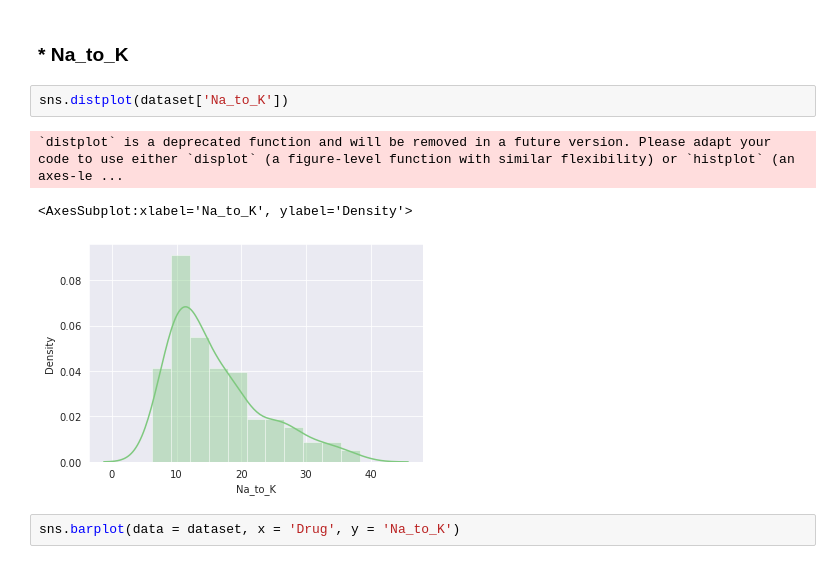
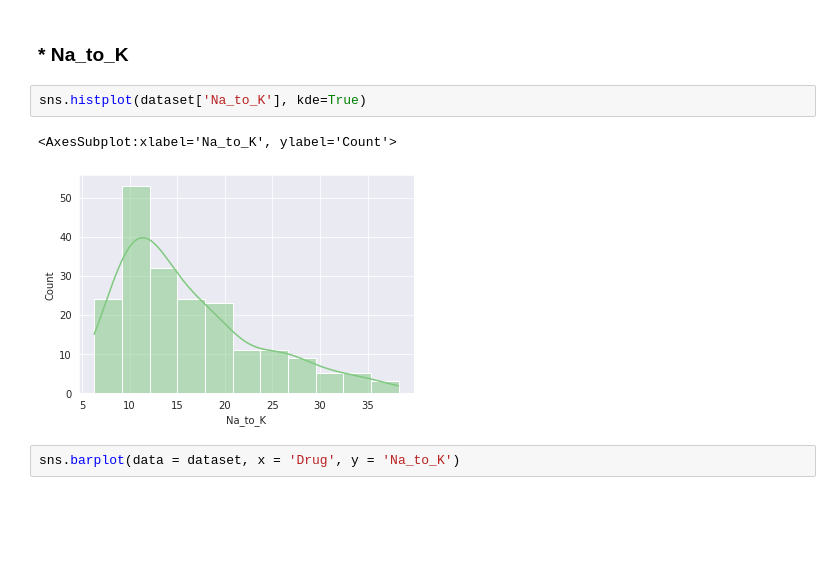
Before and after one commit to EhsanMrh/Drug-Classification, a Jupyter notebook: Project.ipynb, the cells around one changed output. Saved outputs shown, nothing was run; the diff lists cells and outputs as text; blank space fills up the shorter version.

```diff
--- a/Project.ipynb
+++ b/Project.ipynb
@@ -71,11 +71,10 @@ sns.swarmplot(data = dataset, x = 'Drug', y = 'Age')
 # %% [markdown]
 ### * Na_to_K
 # %%
-sns.distplot(dataset['Na_to_K'])
+sns.histplot(dataset['Na_to_K'], kde=True)
 # %% [output]
-`distplot` is a deprecated function and will be removed in a future version. Please adapt your code to use either `displot` (a figure-level function with similar flexibility) or `histplot` (an axes-le ...
+<AxesSubplot:xlabel='Na_to_K', ylabel='Count'>
-<AxesSubplot:xlabel='Na_to_K', ylabel='Density'>
-[figure, old version]
+[figure, new version]
 # %%
 sns.barplot(data = dataset, x = 'Drug', y = 'Na_to_K')
 # %% [output]
```
Also changed, not shown: parts of 1 cell of this notebook.
